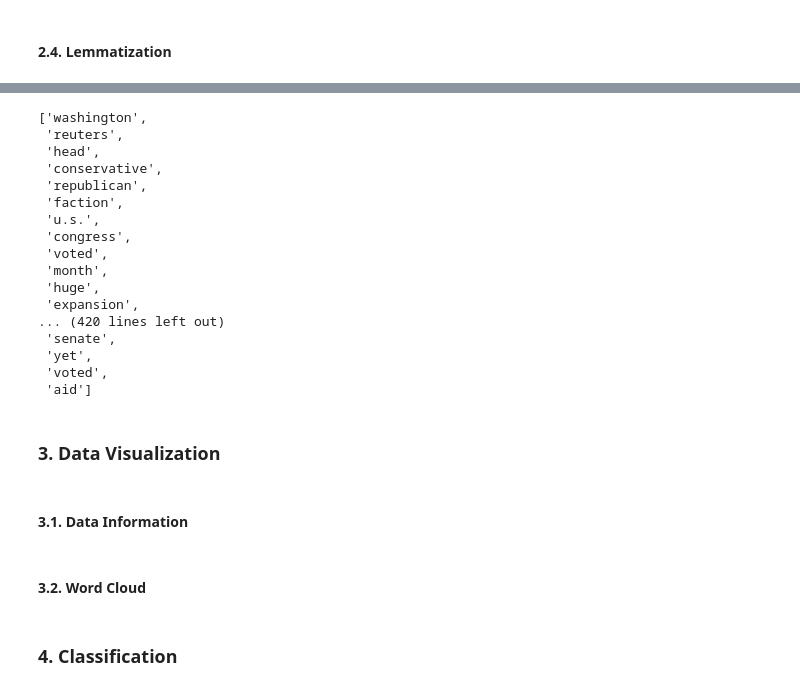
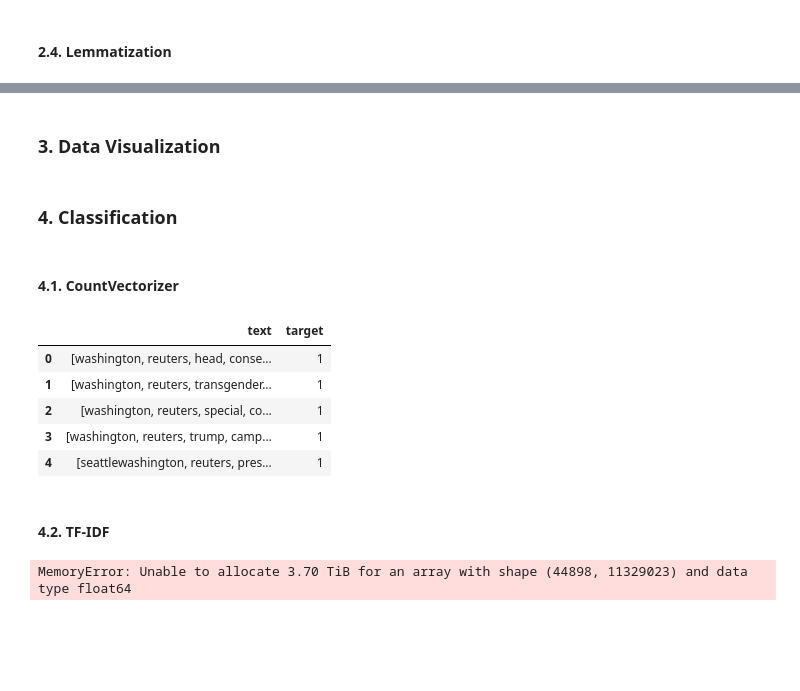
Before and after one commit to minhui-ma/Fake-news-and-real-news-classification, a Jupyter notebook: Fake_news_real_news.ipynb, the cells around one changed output, grey strips where cells are left out. Drawn from its saved outputs; the diff is of its cells as text; code cells hidden in the pictures; blank space fills up the shorter version.

```diff
--- a/Fake_news_real_news.ipynb
+++ b/Fake_news_real_news.ipynb
@@ -157,28 +200,6 @@ data.head()
-# %%
-data.text[0]
-# %% [output]
-['washington',
- 'reuters',
- 'head',
- 'conservative',
- 'republican',
- 'faction',
- 'u.s.',
- 'congress',
- 'voted',
- 'month',
- 'huge',
- 'expansion',
-... (420 lines left out)
- 'senate',
- 'yet',
- 'voted',
- 'aid']
 # %% [markdown]
 ### 3. Data Visualization
-# %% [markdown]
-#### 3.1. Data Information
-# %% [markdown]
-#### 3.2. Word Cloud
 # %% [markdown]
 ### 4. Classification
+# %% [markdown]
+#### 4.1. CountVectorizer
@@ -184,0 +210,11 @@ data.text[0]
+# %%
+# Tokenization
+data['text'] = data.text.apply(word_tokenize)
+data.head()
+# %% [output]
+|  | text | target |
+| 0 | [washington, reuters, head, conse... | 1 |
+| 1 | [washington, reuters, transgender... | 1 |
+| 2 | [washington, reuters, special, co... | 1 |
+| 3 | [washington, reuters, trump, camp... | 1 |
+| 4 | [seattlewashington, reuters, pres... | 1 |
@@ -184,0 +232,2 @@ data.text[0]
+# %% [markdown]
+#### 4.2. TF-IDF
@@ -184,0 +237,5 @@ data.text[0]
+# %%
+vectorizer = TfidfVectorizer(min_df = 1, ngram_range = (1,3))
+tfidf = vectorizer.fit_transform(corpus).toarray()
+# %% [output]
+MemoryError: Unable to allocate 3.70 TiB for an array with shape (44898, 11329023) and data type float64
```
Also changed, not shown: parts of 29 cells of this notebook.
